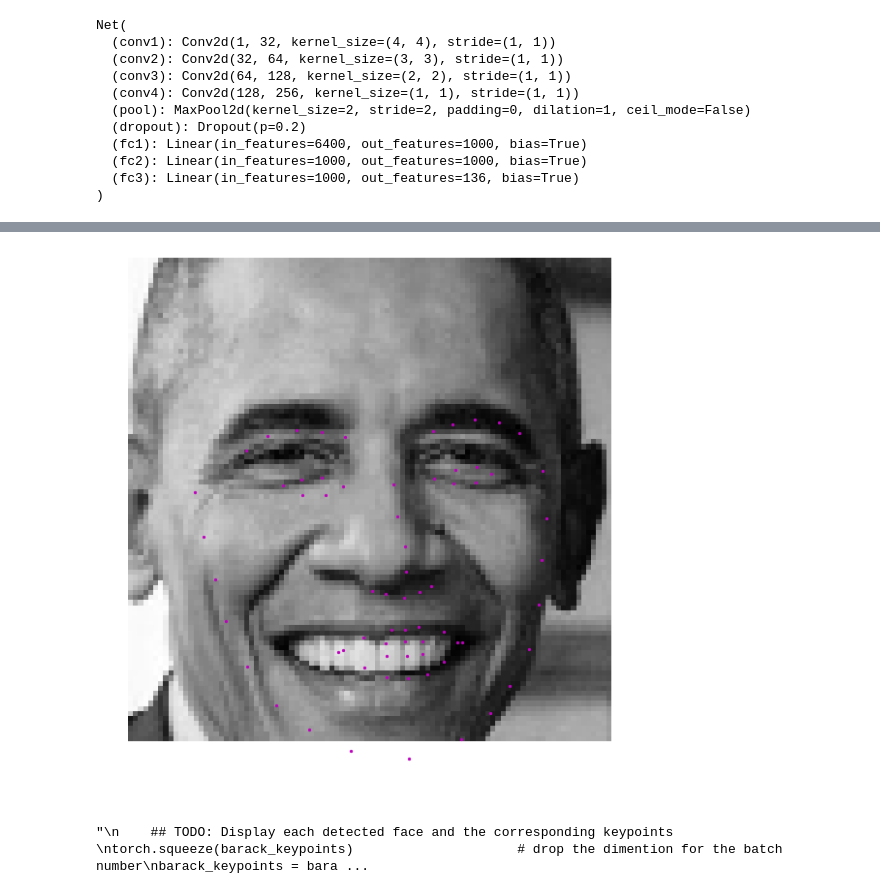
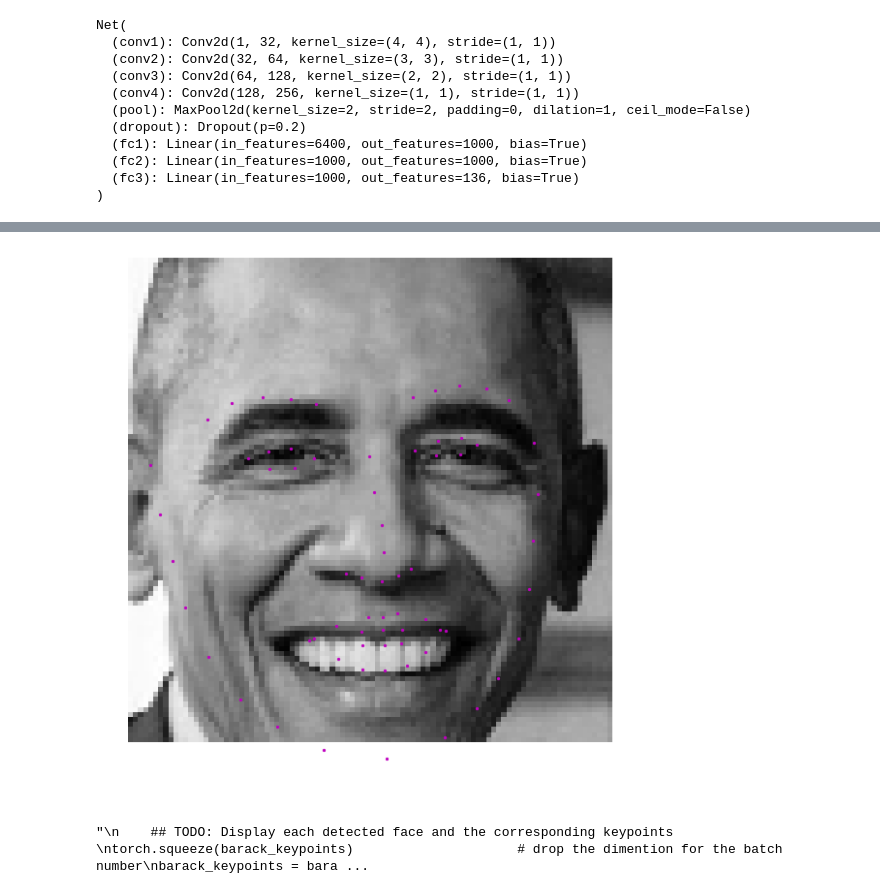
Before and after one commit to the-john/Facial_Keypoint_Detection, a Jupyter notebook: 3. Facial Keypoint Detection, Complete Pipeline.ipynb, the cells around one changed output, grey strips where cells are left out. Saved outputs shown, nothing was run; the diff lists cells and outputs as text; code cells hidden in the pictures.

Commit message:
Plotting Fixed

```diff
--- a/3. Facial Keypoint Detection, Complete Pipeline.ipynb
+++ b/3. Facial Keypoint Detection, Complete Pipeline.ipynb
@@ -236,32 +236,33 @@ resize_barack_gray = np.expand_dims(resize_barack_gray, -1)
 resize_barack_gray = resize_barack_gray.transpose((2, 0, 1))
 #resize_barack_color = cv2.resize(barack_color, dim)
 
     ## TODO: Reshape the numpy image shape (H x W x C) into a torch image shape (C x H x W)
 #reshape_barack = torch.from_numpy(resize_barack_gray.reshape(1, 1, 96, 96))
 #tensor_barack = reshape_barack.type(torch.FloatTensor)
 tensor_barack = torch.from_numpy(resize_barack_gray).float()
 tensor_barack.unsqueeze_(0)
 
     ## TODO: Make facial keypoint predictions using your loaded, trained network
 barack_keypoints = net(tensor_barack)
+barack_keypoints = barack_keypoints * 1.1
 barack_keypoints = barack_keypoints.view(barack_keypoints.size()[0], 68, -1)
 
 visualize_output(tensor_barack, barack_keypoints)
 '''
     ## TODO: Display each detected face and the corresponding keypoints
 torch.squeeze(barack_keypoints)                     # drop the dimention for the batch number
 barack_keypoints = barack_keypoints.view(68, -1)
 predicted_keypoints = barack_keypoints.data.numpy()
 #predicted_keypoints = predicted_keypoints * (b_max_x - b_min_x) + b_min_x  # de-normalize
 #keypoints = keypoints * 252.0 + 2
 #keypoints = predicted_keypoints * -50
 keypoints = predicted_keypoints * 254
 #keypoints = np.flipud(keypoints)
 
 plt.imshow(resize_barack_gray, cmap='gray')
 plt.scatter(keypoints[:, 0], keypoints[:, 1], s=20, marker='.', c='m')
 plt.show()
 '''
 # %% [output]
-[figure, old version]
+[figure, new version]
 "\n    ## TODO: Display each detected face and the corresponding keypoints      \ntorch.squeeze(barack_keypoints)                     # drop the dimention for the batch number\nbarack_keypoints = bara ...
```
